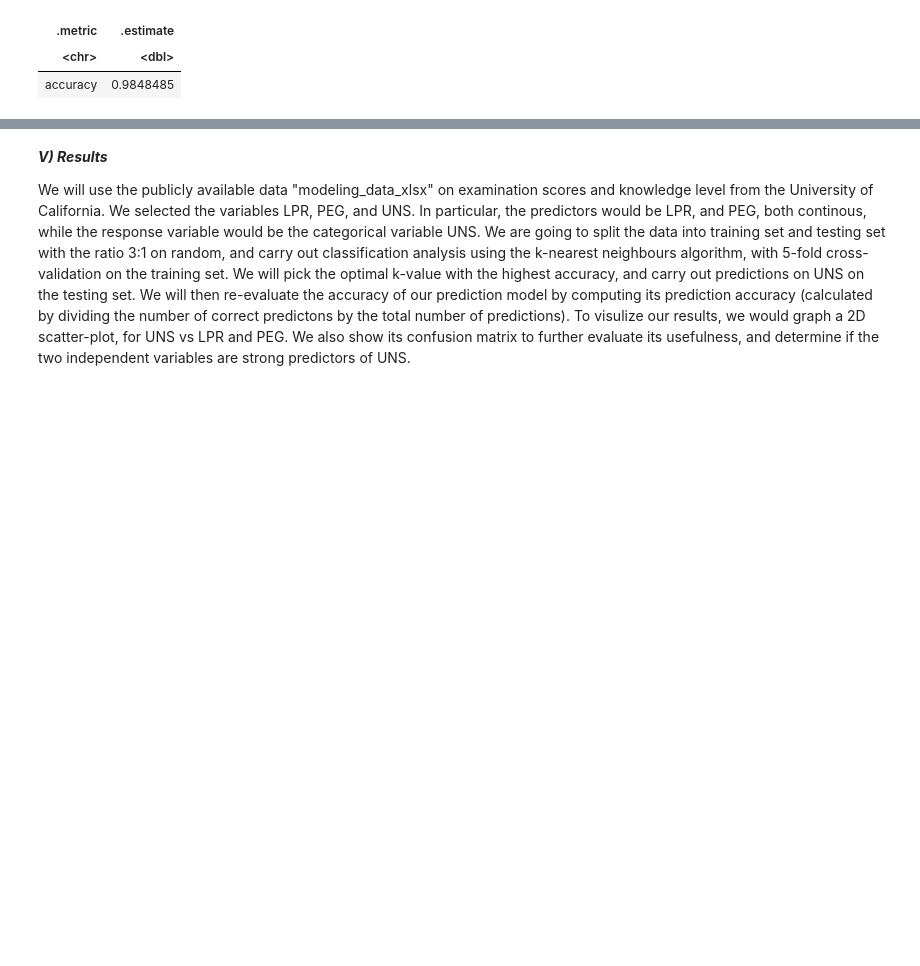
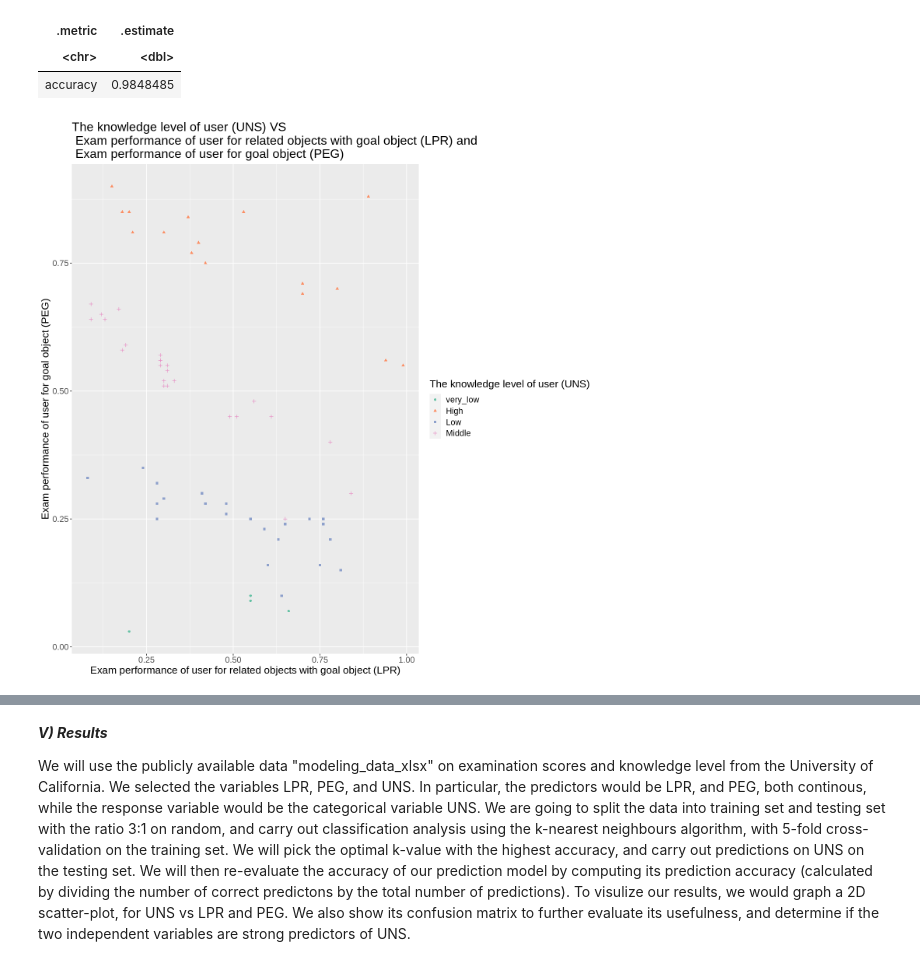
Before and after one commit to Anson-Chan-HK/DSCI-100-2023S1-4-PROJECT, a Jupyter notebook: Actual_project.ipynb, the cells around one changed output, grey strips where cells are left out. Drawn from its saved outputs; the diff is of its cells as text; code cells hidden in the pictures; blank space fills up the shorter version.

```diff
--- a/Actual_project.ipynb
+++ b/Actual_project.ipynb
@@ -429,3 +429,18 @@ A tibble: 1 × 2
 | .metric | .estimate |
 | <chr> | <dbl> |
 | accuracy | 0.9848485 |
+# %%
+#graph our results of our training
+
+options(repr.plot.width = 12, repr.plot.height = 12)
+
+modeling_testing_plot <- ggplot(modeling_testing, aes(x = LPR, y = PEG, colour = UNS, shape = UNS)) +
+        geom_point(alpha = 5) +
+        labs(x = "Exam performance of user for related objects with goal object (LPR)", y = "Exam performance of user for goal object (PEG)" , colour = "The knowledge level of user (UNS)", shape = "The knowledge level of user (UNS)") +
+        ggtitle("The knowledge level of user (UNS) VS \n Exam performance of user for related objects with goal object (LPR) and \n Exam performance of user for goal object (PEG)") +
+        theme(text = element_text(size = 16))+
+        scale_color_brewer(palette = "Set2")
+
+modeling_testing_plot
+# %% [output]
+[figure, added]
```
Also changed, not shown: parts of 13 cells of this notebook.
